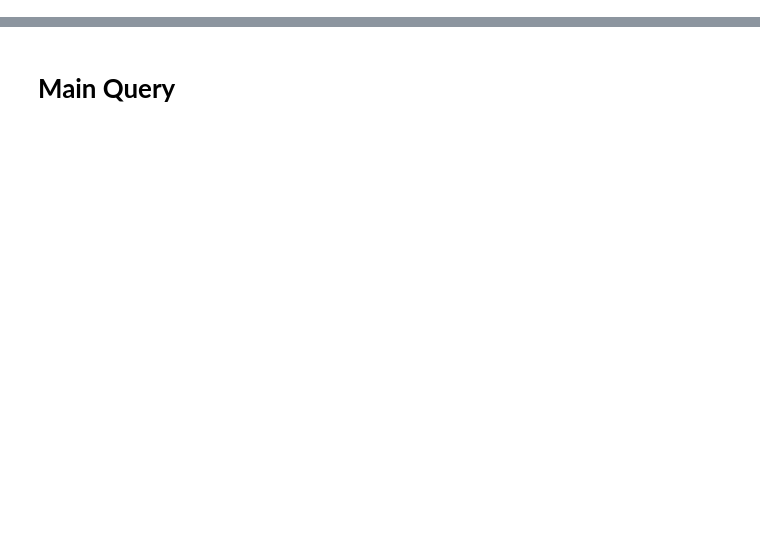
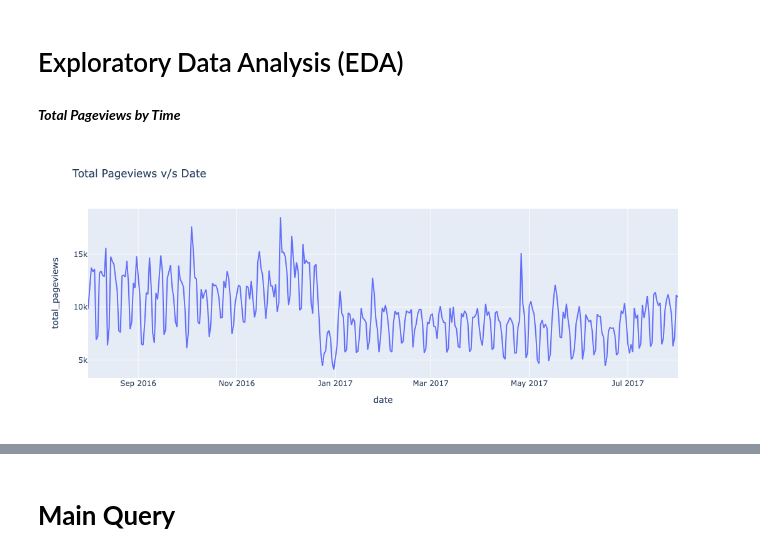
Before and after one commit to ganiosh92/DA-ecommerce-clickstream-analytics, a Jupyter notebook: ga-exploration.ipynb, the cells around one changed output, grey strips where cells are left out. Cells and saved outputs as stored; diff of their text form; code cells hidden in the pictures; blank space fills up the shorter version.

Commit message:
added EDA cell | Pageviews by date and Channel

```diff
--- a/ga-exploration.ipynb
+++ b/ga-exploration.ipynb
@@ -18,0 +23,4 @@ for dirname, _, filenames in os.walk('/kaggle/input'):
+# %%
+# Connect to BQ
+client = bigquery.Client()
+reference_dataset = client.dataset('google_analytics_sample', project='bigquery-public-data')
@@ -18,0 +63,30 @@ for dirname, _, filenames in os.walk('/kaggle/input'):
+# %% [markdown]
+# Exploratory Data Analysis (EDA)
+# %% [markdown]
+***Total Pageviews by Time***
+# %%
+# Pageviews by Time
+
+query = """
+            SELECT
+                date,
+                SUM(totals.pageviews) as total_pageviews
+            FROM `bigquery-public-data.google_analytics_sample.ga_sessions_*`
+            WHERE _TABLE_SUFFIX BETWEEN '20160801' AND '20170801'
+            GROUP BY date
+            ORDER BY date"""
+
+df = client.query(query).result().to_dataframe()
+df['date'] = pd.to_datetime(df['date'])
+
+# Define the plot
+fig = px.line(df, x='date', y='total_pageviews', title='Total Pageviews v/s Date')
+
+#add axis labels
+fig.update_xaxes(title_text='date')
+fig.update_yaxes(title_text='total_pageviews')
+
+# Show the interactive plot
+fig.show()
+# %% [output]
+[figure, added]
```
Also changed, not shown: parts of 15 cells of this notebook.
